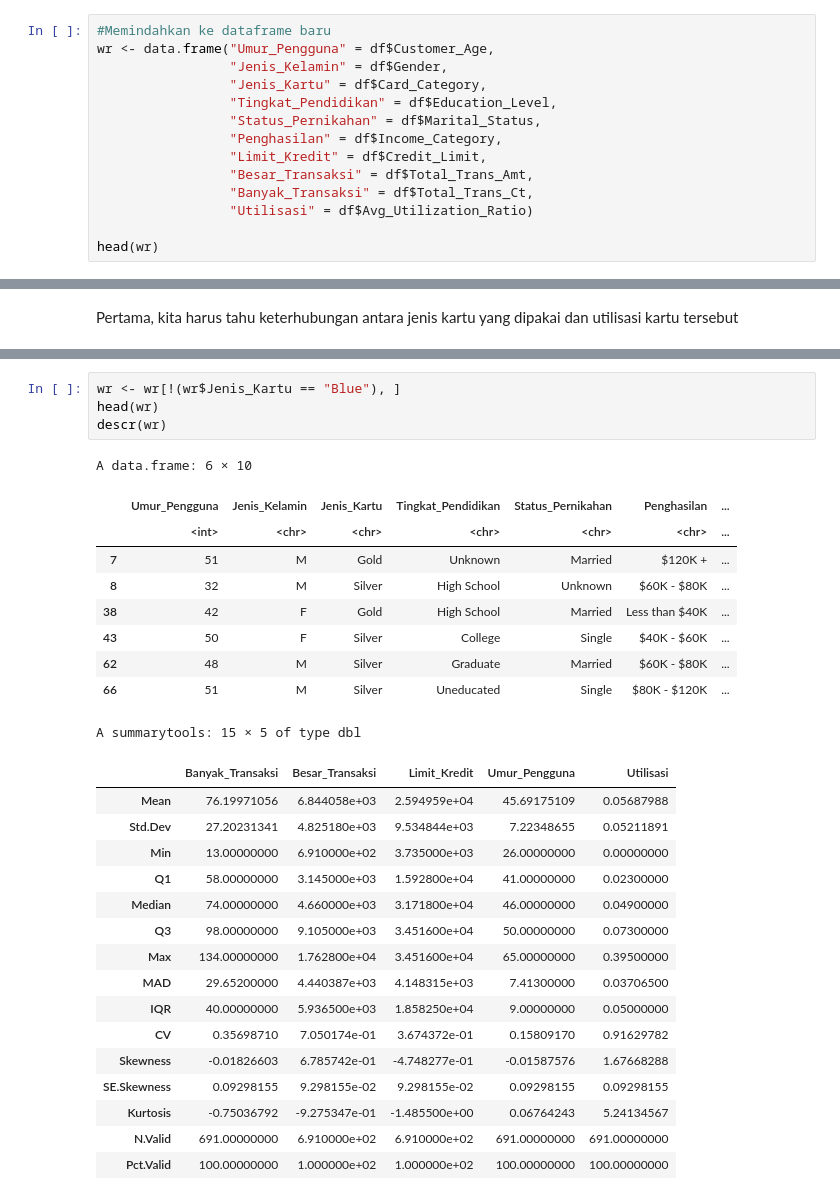
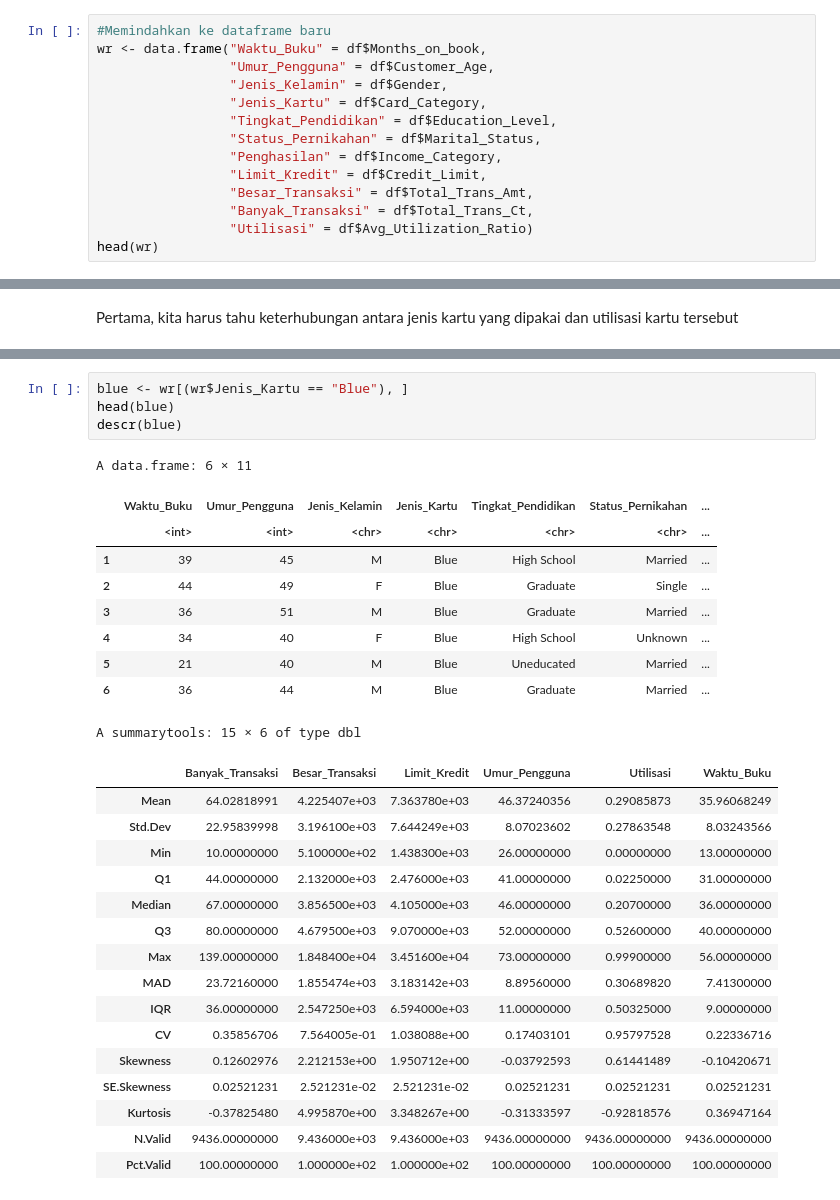
Before and after one commit to kaenova/Statistika_Tubes, a Jupyter notebook: Kaenova's Notebook.ipynb, the cells around one changed output, grey strips where cells are left out. Saved outputs shown, nothing was run; the diff lists cells and outputs as text.

```diff
--- a/Kaenova's Notebook.ipynb
+++ b/Kaenova's Notebook.ipynb
@@ -87,7 +105,8 @@ Satuan:
 {Belum Dilanjut}
 # %%
 #Memindahkan ke dataframe baru
-wr <- data.frame("Umur_Pengguna" = df$Customer_Age,
+wr <- data.frame("Waktu_Buku" = df$Months_on_book,
+                 "Umur_Pengguna" = df$Customer_Age,
                  "Jenis_Kelamin" = df$Gender,
                  "Jenis_Kartu" = df$Card_Category,
                  "Tingkat_Pendidikan" = df$Education_Level,
@@ -97,6 +116,5 @@ wr <- data.frame("Umur_Pengguna" = df$Customer_Age,
                  "Besar_Transaksi" = df$Total_Trans_Amt,
                  "Banyak_Transaksi" = df$Total_Trans_Ct,
                  "Utilisasi" = df$Avg_Utilization_Ratio)
-
 head(wr)
 # %% [output]
@@ -130,31 +153,31 @@ Dari hasil boxplot diatas, kita bisa melihat bahwa adanya perbedaan yang signifi
 # %%
-wr <- wr[!(wr$Jenis_Kartu == "Blue"), ]
-head(wr)
-descr(wr)
+blue <- wr[(wr$Jenis_Kartu == "Blue"), ]
+head(blue)
+descr(blue)
 # %% [output]
-A data.frame: 6 × 10
+A data.frame: 6 × 11
-|  | Umur_Pengguna | Jenis_Kelamin | Jenis_Kartu | Tingkat_Pendidikan | Status_Pernikahan | Penghasilan | ... |
-|  | <int> | <chr> | <chr> | <chr> | <chr> | <chr> | ... |
-| 7 | 51 | M | Gold | Unknown | Married | $120K + | ... |
-| 8 | 32 | M | Silver | High School | Unknown | $60K - $80K | ... |
-| 38 | 42 | F | Gold | High School | Married | Less than $40K | ... |
-| 43 | 50 | F | Silver | College | Single | $40K - $60K | ... |
-| 62 | 48 | M | Silver | Graduate | Married | $60K - $80K | ... |
-| 66 | 51 | M | Silver | Uneducated | Single | $80K - $120K | ... |
+|  | Waktu_Buku | Umur_Pengguna | Jenis_Kelamin | Jenis_Kartu | Tingkat_Pendidikan | Status_Pernikahan | ... |
+|  | <int> | <int> | <chr> | <chr> | <chr> | <chr> | ... |
+| 1 | 39 | 45 | M | Blue | High School | Married | ... |
+| 2 | 44 | 49 | F | Blue | Graduate | Single | ... |
+| 3 | 36 | 51 | M | Blue | Graduate | Married | ... |
+| 4 | 34 | 40 | F | Blue | High School | Unknown | ... |
+| 5 | 21 | 40 | M | Blue | Uneducated | Married | ... |
+| 6 | 36 | 44 | M | Blue | Graduate | Married | ... |
-A summarytools: 15 × 5 of type dbl
+A summarytools: 15 × 6 of type dbl
-|  | Banyak_Transaksi | Besar_Transaksi | Limit_Kredit | Umur_Pengguna | Utilisasi |
-| Mean | 76.19971056 | 6.844058e+03 | 2.594959e+04 | 45.69175109 | 0.05687988 |
-| Std.Dev | 27.20231341 | 4.825180e+03 | 9.534844e+03 | 7.22348655 | 0.05211891 |
-| Min | 13.00000000 | 6.910000e+02 | 3.735000e+03 | 26.00000000 | 0.00000000 |
-| Q1 | 58.00000000 | 3.145000e+03 | 1.592800e+04 | 41.00000000 | 0.02300000 |
-| Median | 74.00000000 | 4.660000e+03 | 3.171800e+04 | 46.00000000 | 0.04900000 |
-| Q3 | 98.00000000 | 9.105000e+03 | 3.451600e+04 | 50.00000000 | 0.07300000 |
-| Max | 134.00000000 | 1.762800e+04 | 3.451600e+04 | 65.00000000 | 0.39500000 |
-| MAD | 29.65200000 | 4.440387e+03 | 4.148315e+03 | 7.41300000 | 0.03706500 |
-| IQR | 40.00000000 | 5.936500e+03 | 1.858250e+04 | 9.00000000 | 0.05000000 |
-| CV | 0.35698710 | 7.050174e-01 | 3.674372e-01 | 0.15809170 | 0.91629782 |
-| Skewness | -0.01826603 | 6.785742e-01 | -4.748277e-01 | -0.01587576 | 1.67668288 |
-| SE.Skewness | 0.09298155 | 9.298155e-02 | 9.298155e-02 | 0.09298155 | 0.09298155 |
-| Kurtosis | -0.75036792 | -9.275347e-01 | -1.485500e+00 | 0.06764243 | 5.24134567 |
-| N.Valid | 691.00000000 | 6.910000e+02 | 6.910000e+02 | 691.00000000 | 691.00000000 |
-| Pct.Valid | 100.00000000 | 1.000000e+02 | 1.000000e+02 | 100.00000000 | 100.00000000 |
+|  | Banyak_Transaksi | Besar_Transaksi | Limit_Kredit | Umur_Pengguna | Utilisasi | Waktu_Buku |
+| Mean | 64.02818991 | 4.225407e+03 | 7.363780e+03 | 46.37240356 | 0.29085873 | 35.96068249 |
+| Std.Dev | 22.95839998 | 3.196100e+03 | 7.644249e+03 | 8.07023602 | 0.27863548 | 8.03243566 |
+| Min | 10.00000000 | 5.100000e+02 | 1.438300e+03 | 26.00000000 | 0.00000000 | 13.00000000 |
+| Q1 | 44.00000000 | 2.132000e+03 | 2.476000e+03 | 41.00000000 | 0.02250000 | 31.00000000 |
+| Median | 67.00000000 | 3.856500e+03 | 4.105000e+03 | 46.00000000 | 0.20700000 | 36.00000000 |
+| Q3 | 80.00000000 | 4.679500e+03 | 9.070000e+03 | 52.00000000 | 0.52600000 | 40.00000000 |
+| Max | 139.00000000 | 1.848400e+04 | 3.451600e+04 | 73.00000000 | 0.99900000 | 56.00000000 |
+| MAD | 23.72160000 | 1.855474e+03 | 3.183142e+03 | 8.89560000 | 0.30689820 | 7.41300000 |
+| IQR | 36.00000000 | 2.547250e+03 | 6.594000e+03 | 11.00000000 | 0.50325000 | 9.00000000 |
+| CV | 0.35856706 | 7.564005e-01 | 1.038088e+00 | 0.17403101 | 0.95797528 | 0.22336716 |
+| Skewness | 0.12602976 | 2.212153e+00 | 1.950712e+00 | -0.03792593 | 0.61441489 | -0.10420671 |
+| SE.Skewness | 0.02521231 | 2.521231e-02 | 2.521231e-02 | 0.02521231 | 0.02521231 | 0.02521231 |
+| Kurtosis | -0.37825480 | 4.995870e+00 | 3.348267e+00 | -0.31333597 | -0.92818576 | 0.36947164 |
+| N.Valid | 9436.00000000 | 9.436000e+03 | 9.436000e+03 | 9436.00000000 | 9436.00000000 | 9436.00000000 |
+| Pct.Valid | 100.00000000 | 1.000000e+02 | 1.000000e+02 | 100.00000000 | 100.00000000 | 100.00000000 |
```
Also changed, not shown: parts of 26 cells of this notebook.
